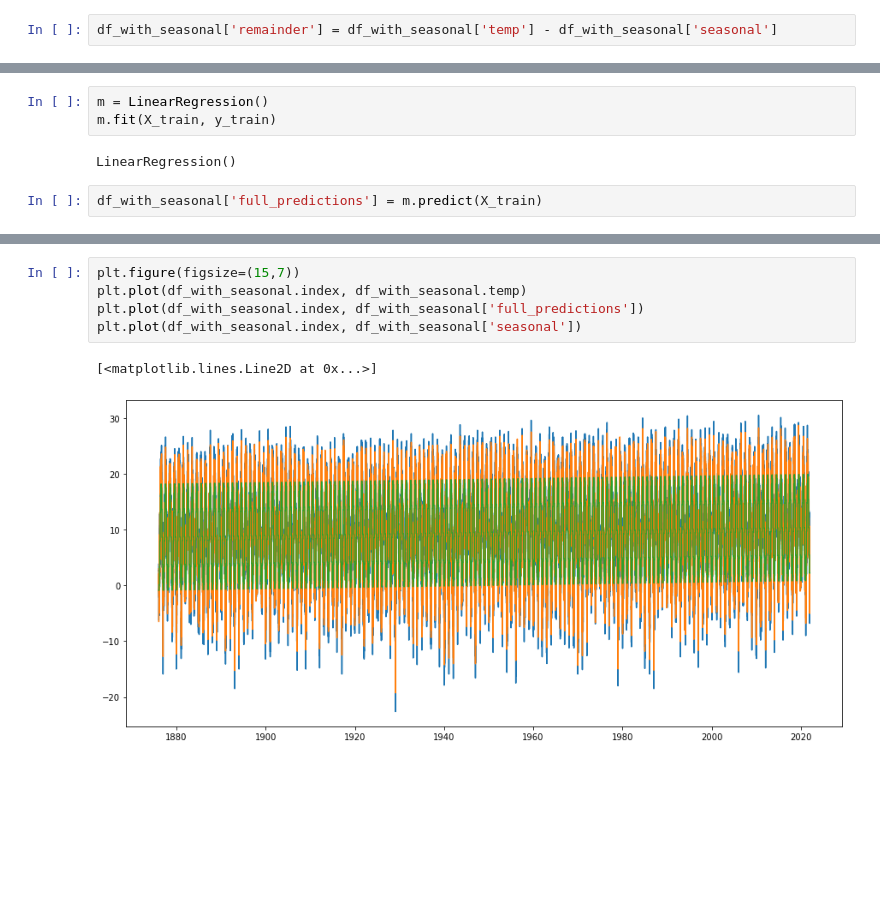
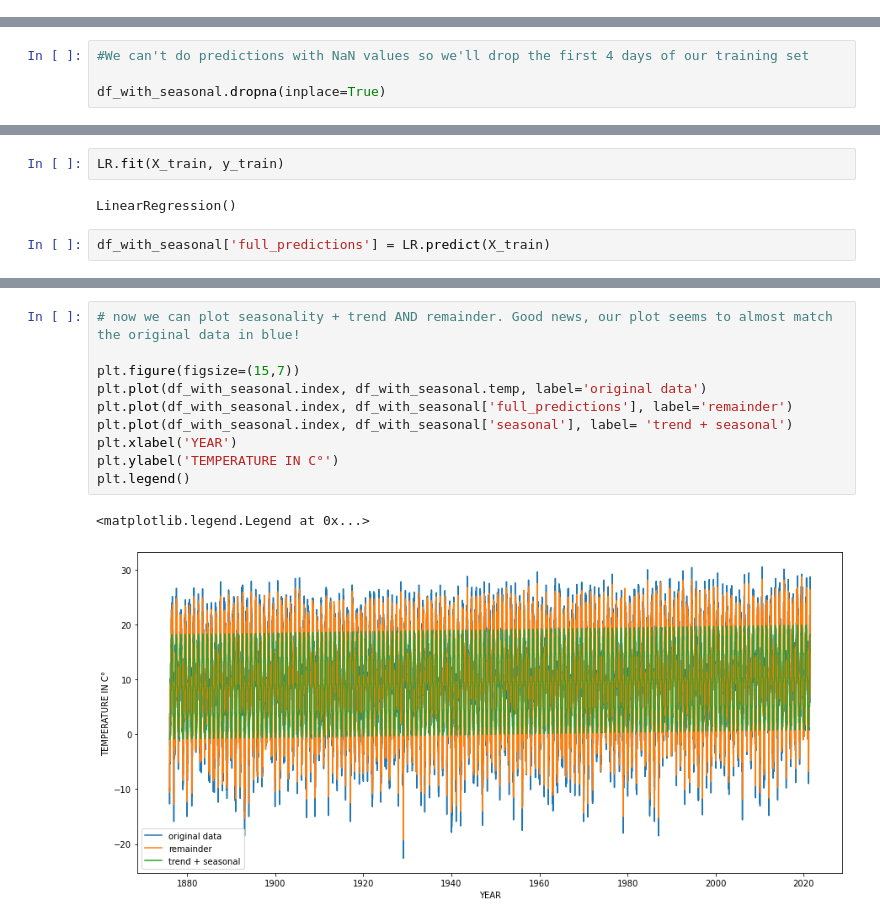
Before and after one commit to Kenoai/Spiced-Academy-Bootcamp, a Jupyter notebook: week_7/Project_7/Project_7.ipynb, the cells around one changed output, grey strips where cells are left out. Drawn from its saved outputs; the diff is of its cells as text; blank space fills up the shorter version.

```diff
--- a/week_7/Project_7/Project_7.ipynb
+++ b/week_7/Project_7/Project_7.ipynb
@@ -267,2 +220,0 @@ df_with_seasonal
-# %%
-df_with_seasonal['remainder'] = df_with_seasonal['temp'] - df_with_seasonal['seasonal']
@@ -322,0 +268,4 @@ add_lag_column(df_with_seasonal, lag_list)
+# %%
+#We can't do predictions with NaN values so we'll drop the first 4 days of our training set
+
+df_with_seasonal.dropna(inplace=True)
@@ -343,7 +288,6 @@ X_train
 # %%
-m = LinearRegression()
-m.fit(X_train, y_train)
+LR.fit(X_train, y_train)
 # %% [output]
 LinearRegression()
 # %%
-df_with_seasonal['full_predictions'] = m.predict(X_train)
+df_with_seasonal['full_predictions'] = LR.predict(X_train)
@@ -367,9 +305,14 @@ df_with_seasonal.sort_index()
 # %%
+# now we can plot seasonality + trend AND remainder. Good news, our plot seems to almost match the original data in blue!
+
 plt.figure(figsize=(15,7))
-plt.plot(df_with_seasonal.index, df_with_seasonal.temp)
-plt.plot(df_with_seasonal.index, df_with_seasonal['full_predictions'])
-plt.plot(df_with_seasonal.index, df_with_seasonal['seasonal'])
+plt.plot(df_with_seasonal.index, df_with_seasonal.temp, label='original data')
+plt.plot(df_with_seasonal.index, df_with_seasonal['full_predictions'], label='remainder')
+plt.plot(df_with_seasonal.index, df_with_seasonal['seasonal'], label= 'trend + seasonal')
+plt.xlabel('YEAR')
+plt.ylabel('TEMPERATURE IN C°')
+plt.legend()
 # %% [output]
-[<matplotlib.lines.Line2D at 0x...>]
+<matplotlib.legend.Legend at 0x...>
-[figure, old version]
+[figure, new version]
 # %%
```
Also changed, not shown: parts of 77 cells of this notebook.
